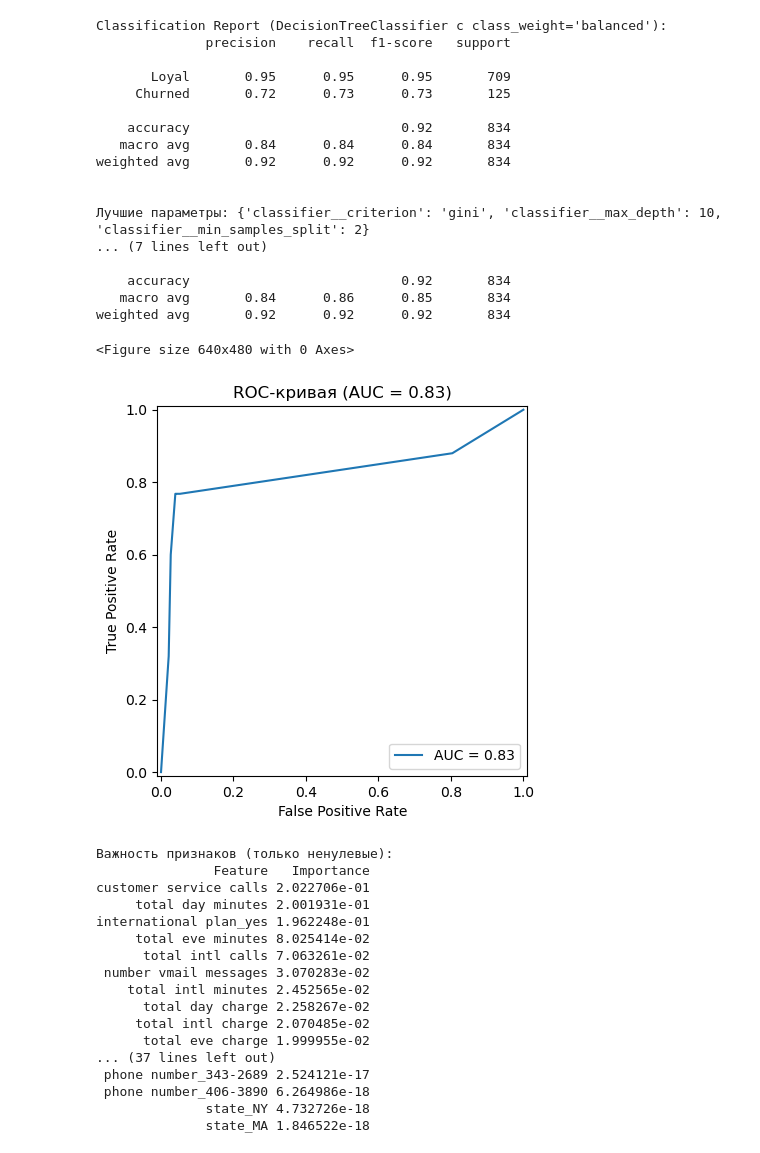
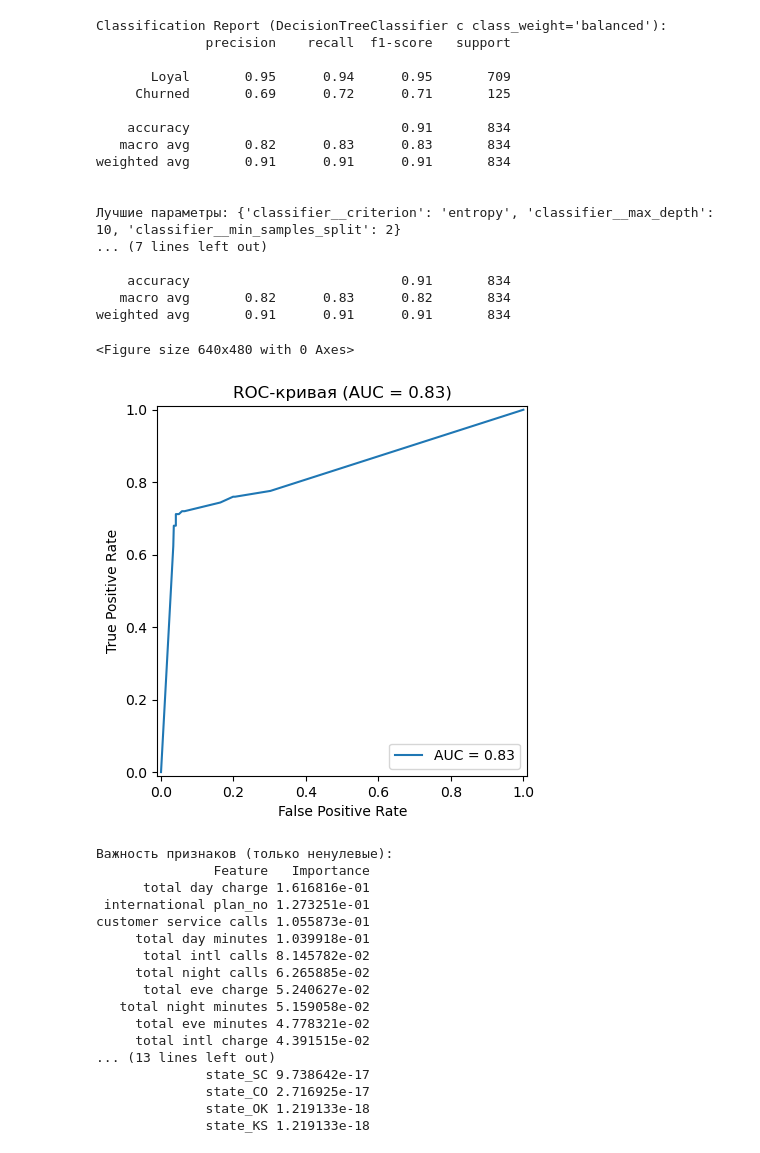
Before and after one commit to ahdp861/es, a Jupyter notebook: 2/2.ipynb, the cells around one changed output. Cells and saved outputs as stored; diff of their text form; code cells hidden in the pictures.

```diff
--- a/2/2.ipynb
+++ b/2/2.ipynb
@@ -33,8 +33,9 @@ print(data['churn'].value_counts(normalize=True))
 X = data.drop('churn', axis=1)
 y = data['churn']
 
-categorical_features = ['state', 'phone number', 'international plan', 'voice mail plan']
-numerical_features = [col for col in X.columns if col not in categorical_features]
+categorical_features = ['state', 'international plan', 'voice mail plan']
+numerical_features = [col for col in X.columns if col not in categorical_features and col!='phone number']
+
 
 preprocessor = ColumnTransformer(
     transformers=[
@@ -113,7 +114,6 @@ plt.title('ROC-кривая (AUC = %0.2f)' % roc_auc)
 plt.show()
 
 if hasattr(final_model.named_steps['classifier'], 'feature_importances_'):
-    # Получаем имена признаков после OneHotEncoder
     ohe_feature_names = final_model.named_steps['preprocessor'].named_transformers_['cat'].get_feature_names_out(categorical_features)
     all_feature_names = numerical_features + list(ohe_feature_names)
     importances = final_model.named_steps['classifier'].feature_importances_
@@ -144,39 +144,39 @@ weighted avg       0.95      0.95      0.95       834
 Classification Report (DecisionTreeClassifier с class_weight='balanced'):
               precision    recall  f1-score   support
 
-       Loyal       0.95      0.95      0.95       709
-     Churned       0.72      0.73      0.73       125
+       Loyal       0.95      0.94      0.95       709
+     Churned       0.69      0.72      0.71       125
 
-    accuracy                           0.92       834
-   macro avg       0.84      0.84      0.84       834
-weighted avg       0.92      0.92      0.92       834
+    accuracy                           0.91       834
+   macro avg       0.82      0.83      0.83       834
+weighted avg       0.91      0.91      0.91       834
 
 
-Лучшие параметры: {'classifier__criterion': 'gini', 'classifier__max_depth': 10, 'classifier__min_samples_split': 2}
+Лучшие параметры: {'classifier__criterion': 'entropy', 'classifier__max_depth': 10, 'classifier__min_samples_split': 2}
 ... (7 lines left out)
 
-    accuracy                           0.92       834
-   macro avg       0.84      0.86      0.85       834
-weighted avg       0.92      0.92      0.92       834
+    accuracy                           0.91       834
+   macro avg       0.82      0.83      0.82       834
+weighted avg       0.91      0.91      0.91       834
 <Figure size 640x480 with 0 Axes>
-[figure, old version]
+[figure, new version]
 Важность признаков (только ненулевые):
                Feature   Importance
-customer service calls 2.022706e-01
-     total day minutes 2.001931e-01
-international plan_yes 1.962248e-01
-     total eve minutes 8.025414e-02
-      total intl calls 7.063261e-02
- number vmail messages 3.070283e-02
-    total intl minutes 2.452565e-02
-      total day charge 2.258267e-02
-     total intl charge 2.070485e-02
-      total eve charge 1.999955e-02
-... (37 lines left out)
- phone number_343-2689 2.524121e-17
- phone number_406-3890 6.264986e-18
-              state_NY 4.732726e-18
-              state_MA 1.846522e-18
+      total day charge 1.616816e-01
+ international plan_no 1.273251e-01
+customer service calls 1.055873e-01
+     total day minutes 1.039918e-01
+      total intl calls 8.145782e-02
+     total night calls 6.265885e-02
+      total eve charge 5.240627e-02
+   total night minutes 5.159058e-02
+     total eve minutes 4.778321e-02
+     total intl charge 4.391515e-02
+... (13 lines left out)
+              state_SC 9.738642e-17
+              state_CO 2.716925e-17
+              state_OK 1.219133e-18
+              state_KS 1.219133e-18
 # %%
 
 def get_metrics(y_true, y_pred):
```
Also changed, not shown: parts of 3 cells of this notebook, 1 other file.
